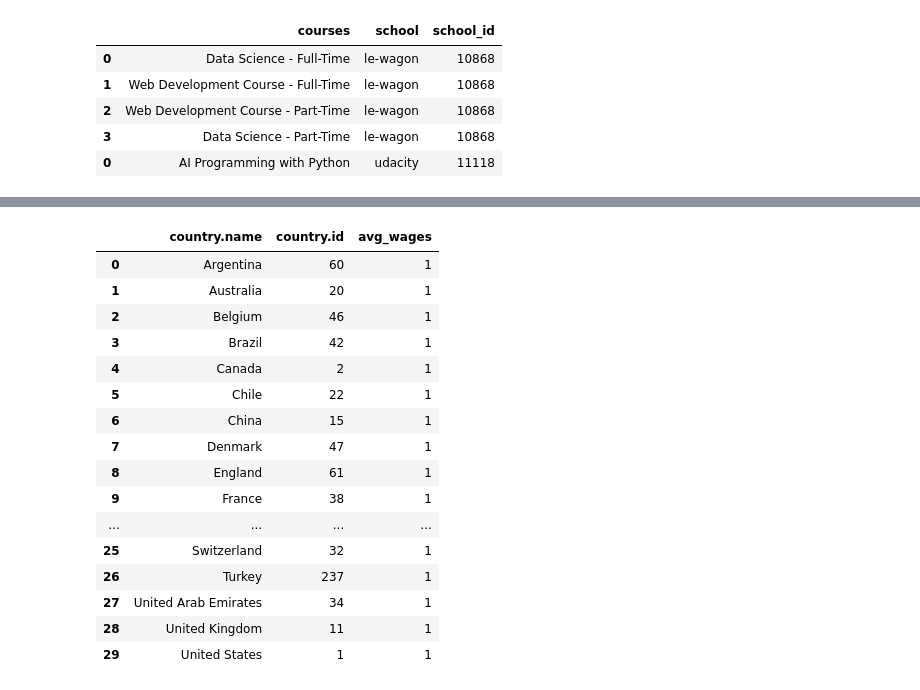
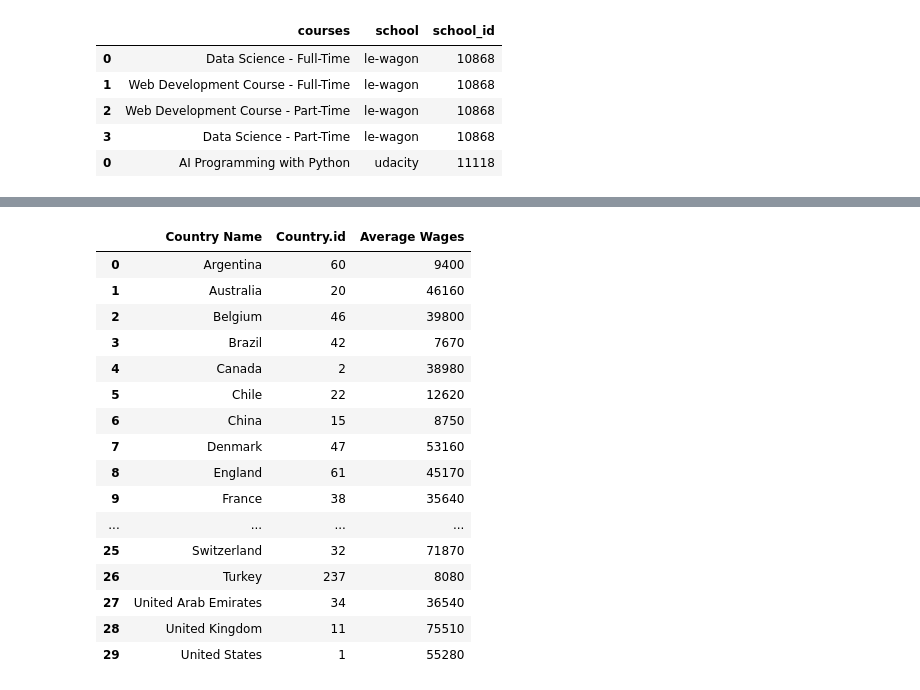
Before and after one commit to MariaEstebanDA/2nd-Project, a Jupyter notebook: 2nd Project_SQL.ipynb, the cells around one changed output, grey strips where cells are left out. Saved outputs shown, nothing was run; the diff lists cells and outputs as text; code cells hidden in the pictures.

```diff
--- a/2nd Project_SQL.ipynb
+++ b/2nd Project_SQL.ipynb
@@ -222,8 +222,12 @@ schools.head()
 # Code for the CLEANING of the LOCATIONS table --> locations_cleaned
 
 locations_cleaned = locations[["country.name", "country.id"]]
-locations_cleaned = locations_cleaned.fillna(value = {"country.id" : "0", "country.name" : "Online", "city.id" : "0", "city.name" : "Online"})
-locations_cleaned = locations_cleaned.sort_values(by = ['country.name'])
+
+locations_cleaned = locations_cleaned.rename(columns = {"country.name": "Country Name", "country.id": "Country.id"})
+
+locations_cleaned = locations_cleaned.fillna(value = {"Country.id" : "0", "Country Name" : "Online", "city.id" : "0", "city.name" : "Online"})
+
+locations_cleaned = locations_cleaned.sort_values(by = ["Country Name"])
 
 locations_cleaned = locations_cleaned.drop_duplicates()
 
@@ -231,5 +235,5 @@ locations_cleaned = locations_cleaned.reset_index(drop=True)
 
 #country_unique = list(locations_cleaned["country.name"].unique())
 
-locations_cleaned.head()
+locations_cleaned
 # %% [output]
@@ -242,39 +257,39 @@ locations_cleaned.head()
 # %%
 # Code to ADD the AVERAGE INCOME in each country in the table locations_cleaned
 
 # Setp 1: Populate the list with the values from https://www.worlddata.info/average-income.php
-# Same order as the courses!
+# Same order as the countries!
 
-list_avg_wages = [1,1,1,1,1,1,1,1,1,1,1,1,1,1,1,1,1,1,1,1,1,1,1,1,1,1,1,1,1,1]
+list_avg_wages = [9400,46160,39800,7670,38980,12620,8750,53160,45170,35640,40790,3400,36390,28970,35050,7930,2680,44720,69350,0,19400,50090,28350,25550,46940,71870,8080,36540,75510,55280]
 
 # Grouped the locations by country - This step no longer needed since we drop the city in the
 # locations_cleaned table. Just kept the code for you to see. We can remove after.
 
 #locations_unique = locations_cleaned.groupby(by = ["country.name"]).sum()
 
 # Step 2: Add the average wages rate column in the locations_cleaned table
 
-locations_cleaned["avg_wages"] = list_avg_wages
+locations_cleaned["Average Wages"] = list_avg_wages
 
 locations_cleaned
 # %% [output]
-|  | country.name | country.id | avg_wages |
-| 0 | Argentina | 60 | 1 |
-| 1 | Australia | 20 | 1 |
-| 2 | Belgium | 46 | 1 |
-| 3 | Brazil | 42 | 1 |
-| 4 | Canada | 2 | 1 |
-| 5 | Chile | 22 | 1 |
-| 6 | China | 15 | 1 |
-| 7 | Denmark | 47 | 1 |
-| 8 | England | 61 | 1 |
-| 9 | France | 38 | 1 |
+|  | Country Name | Country.id | Average Wages |
+| 0 | Argentina | 60 | 9400 |
+| 1 | Australia | 20 | 46160 |
+| 2 | Belgium | 46 | 39800 |
+| 3 | Brazil | 42 | 7670 |
+| 4 | Canada | 2 | 38980 |
+| 5 | Chile | 22 | 12620 |
+| 6 | China | 15 | 8750 |
+| 7 | Denmark | 47 | 53160 |
+| 8 | England | 61 | 45170 |
+| 9 | France | 38 | 35640 |
 | ... | ... | ... | ... |
-| 25 | Switzerland | 32 | 1 |
-| 26 | Turkey | 237 | 1 |
-| 27 | United Arab Emirates | 34 | 1 |
-| 28 | United Kingdom | 11 | 1 |
-| 29 | United States | 1 | 1 |
+| 25 | Switzerland | 32 | 71870 |
+| 26 | Turkey | 237 | 8080 |
+| 27 | United Arab Emirates | 34 | 36540 |
+| 28 | United Kingdom | 11 | 75510 |
+| 29 | United States | 1 | 55280 |
 # %%
 # Code for the CLEANING of the COURSES table --> courses_cleaned
 
```
Also changed, not shown: parts of 6 cells of this notebook.
